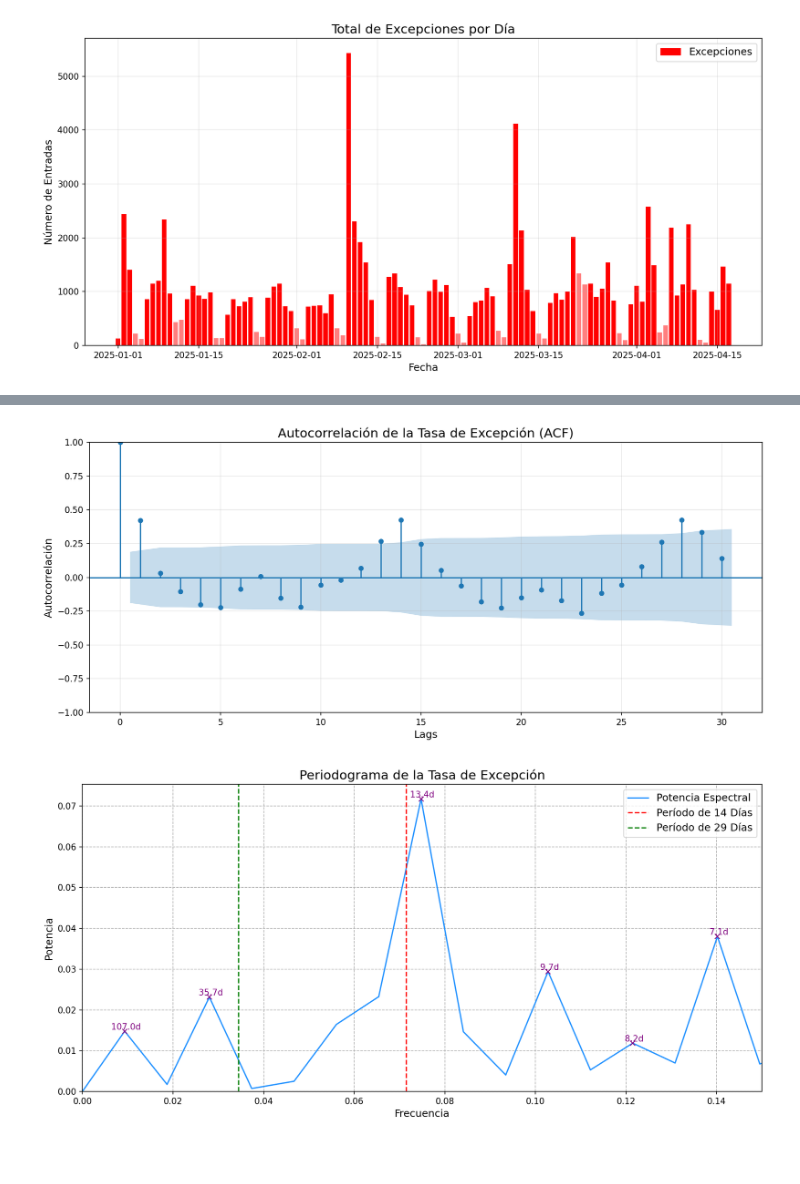
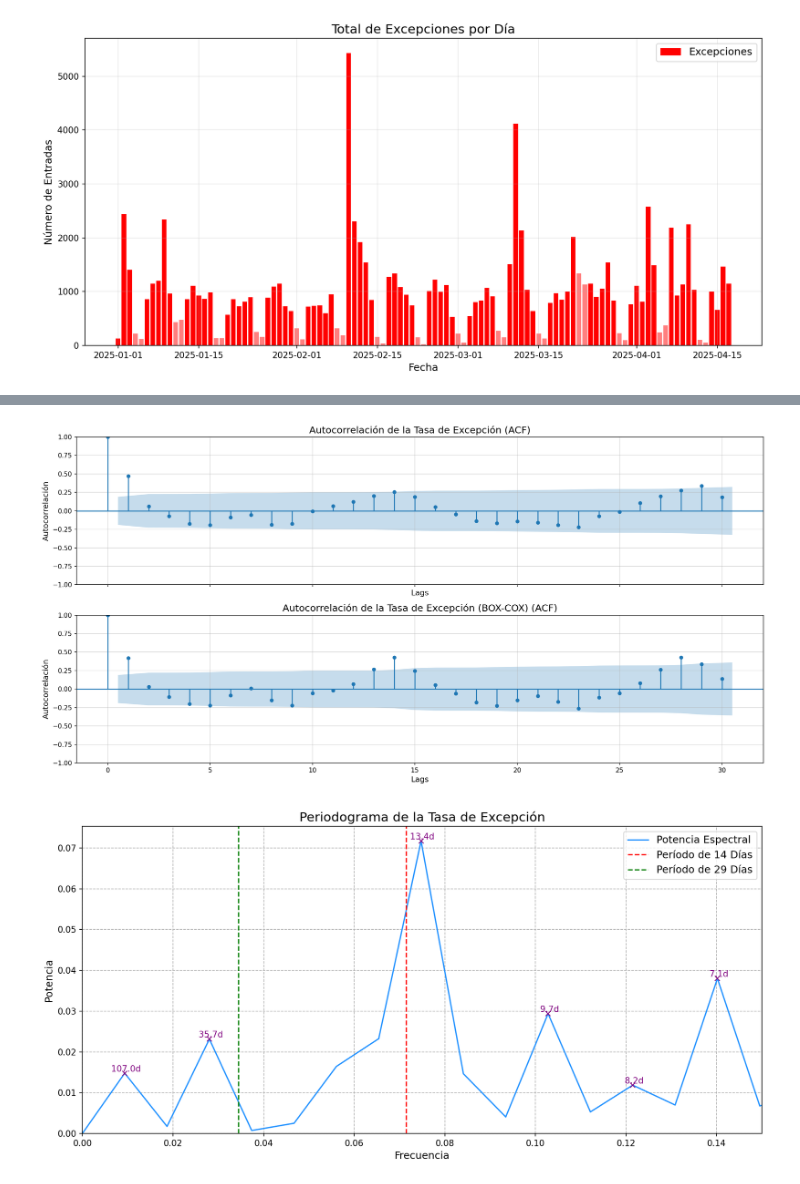
Before and after one commit to stgov/proyecto_de_grado-prediccion_de_fallas, a Jupyter notebook: notebooks/ETS.ipynb, the cells around one changed output, grey strips where cells are left out. Saved outputs shown, nothing was run; the diff lists cells and outputs as text; code cells hidden in the pictures; blank space fills up the shorter version.

```diff
--- a/notebooks/ETS.ipynb
+++ b/notebooks/ETS.ipynb
@@ -93,24 +192,37 @@ plt.show()
 # %%
-fig, axes = plt.subplots(1, 1, figsize=FIG_SIZE)
+fig, axes = plt.subplots(2, 1, figsize=(16, 9), sharex=True, sharey=True)
 
 plot_acf(
-    daily_summary['tasa_excepcion_boxcox'].dropna(),
-    ax=axes,
+    daily_summary['tasa_excepcion'].dropna(),
+    ax=axes[0],
     lags=30,
     alpha=ALPHA,
     adjusted=True,
 )
-axes.grid(True, alpha=0.3)
+axes[0].grid(True, alpha=0.5)
+axes[0].set_title('Autocorrelación de la Tasa de Excepción (ACF)', fontsize=TITLE_FONT_SIZE)
+axes[0].set_xlabel('Lags', fontsize=FONT_SIZE)
+axes[0].set_ylabel('Autocorrelación', fontsize=FONT_SIZE)
 
-axes.set_title('Autocorrelación de la Tasa de Excepción (ACF)', fontsize=TITLE_FONT_SIZE)
-axes.set_xlabel('Lags', fontsize=FONT_SIZE)
-axes.set_ylabel('Autocorrelación', fontsize=FONT_SIZE)
+
+plot_acf(
+    daily_summary['tasa_excepcion_boxcox'].dropna(),
+    ax=axes[1],
+    lags=30,
+    alpha=ALPHA,
+    adjusted=True,
+)
+axes[1].grid(True, alpha=0.5)
+
+axes[1].set_title('Autocorrelación de la Tasa de Excepción (BOX-COX) (ACF)', fontsize=TITLE_FONT_SIZE)
+axes[1].set_xlabel('Lags', fontsize=FONT_SIZE)
+axes[1].set_ylabel('Autocorrelación', fontsize=FONT_SIZE)
 
 plt.tight_layout(rect=[0, 0.03, 1, 0.93])
 plt.savefig('../images/acf_tasa_excepcion.png', dpi=DPI)
 plt.show()
 # %% [output]
-[figure, old version]
+[figure, new version]
 # %%
 time_series = daily_summary['tasa_excepcion'].dropna()
 frequencies, power = periodogram(time_series, fs=1)
```
Also changed, not shown: parts of 9 cells of this notebook, 10 other files.
